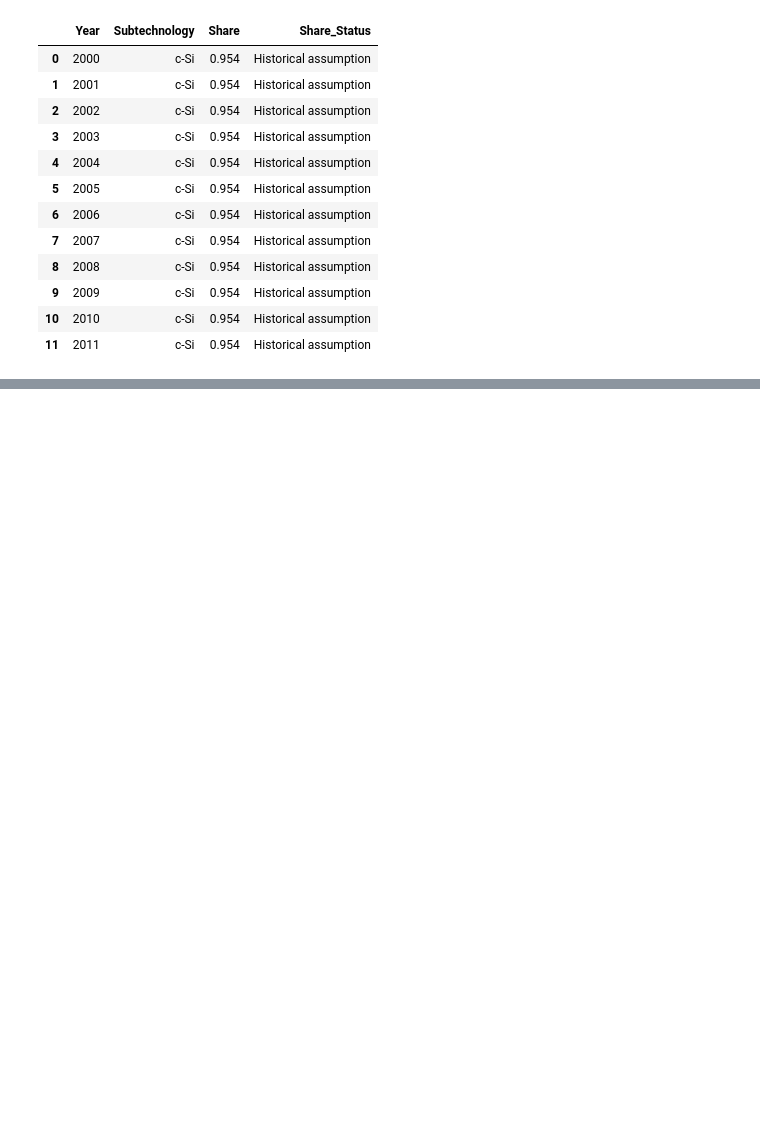
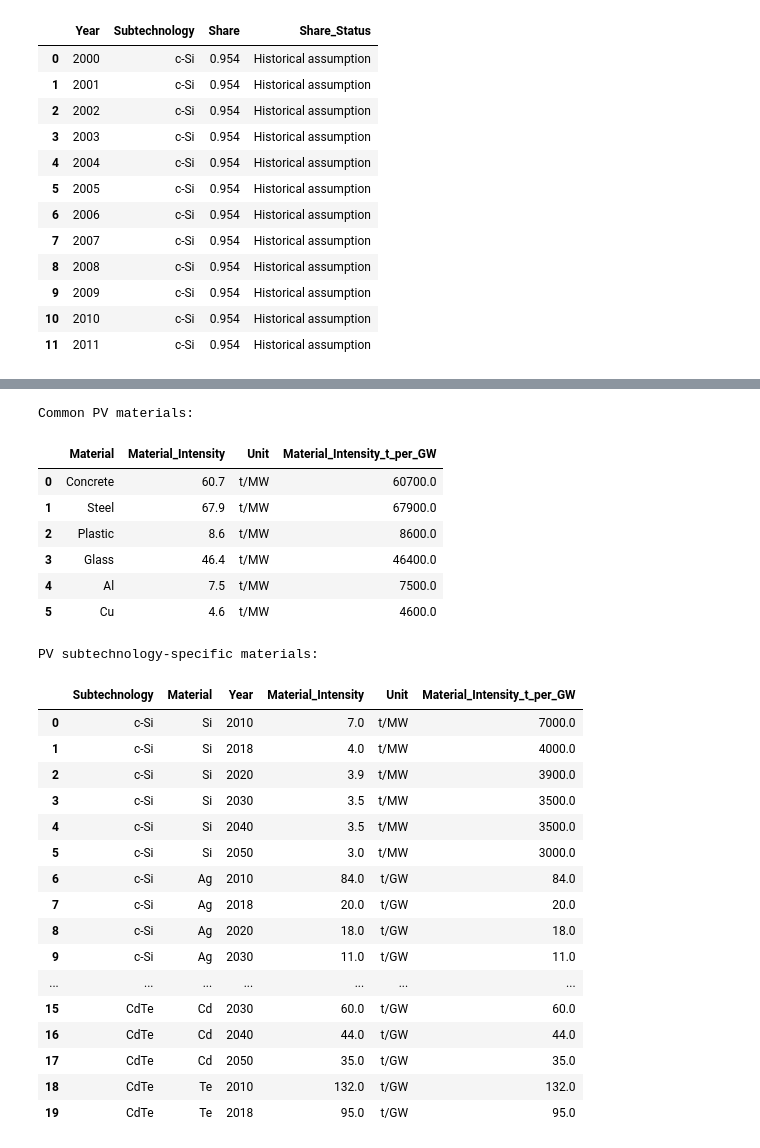
Before and after one commit to Trickwillfrit/MFA, a Jupyter notebook: notebooks/ENV501_Austria_Croatia_MFA.ipynb, the cells around one changed output, grey strips where cells are left out. Cells and saved outputs as stored; diff of their text form; code cells hidden in the pictures; blank space fills up the shorter version.

```diff
--- a/notebooks/ENV501_Austria_Croatia_MFA.ipynb
+++ b/notebooks/ENV501_Austria_Croatia_MFA.ipynb
@@ -961,0 +1280,16 @@ Maximum annual total share: 1.0
+# %%
+pv_common_materials = pd.DataFrame([
+    ["Concrete", 60.7, "t/MW"],
+    ["Steel",    67.9, "t/MW"],
+    ["Plastic",   8.6, "t/MW"],
+    ["Glass",    46.4, "t/MW"],
+    ["Al",        7.5, "t/MW"],
+    ["Cu",        4.6, "t/MW"]
+],
+columns=[
+    "Material",
+    "Material_Intensity",
+    "Unit"
+])
+
+display(pv_common_materials)
@@ -961,0 +1432,47 @@ Maximum annual total share: 1.0
+# %%
+# Standardize common PV material intensities to t/GW
+pv_common_materials["Material_Intensity_t_per_GW"] = np.where(
+    pv_common_materials["Unit"] == "t/MW",
+    pv_common_materials["Material_Intensity"] * 1000,
+    pv_common_materials["Material_Intensity"]
+)
+
+# Standardize PV-specific material intensities to t/GW
+pv_specific_mi["Material_Intensity_t_per_GW"] = np.where(
+    pv_specific_mi["Unit"] == "t/MW",
+    pv_specific_mi["Material_Intensity"] * 1000,
+    pv_specific_mi["Material_Intensity"]
+)
+
+print("Common PV materials:")
+display(pv_common_materials)
+
+print("\nPV subtechnology-specific materials:")
+display(pv_specific_mi.head(20))
+# %% [output]
+Common PV materials:
+|  | Material | Material_Intensity | Unit | Material_Intensity_t_per_GW |
+| 0 | Concrete | 60.7 | t/MW | 60700.0 |
+| 1 | Steel | 67.9 | t/MW | 67900.0 |
+| 2 | Plastic | 8.6 | t/MW | 8600.0 |
+| 3 | Glass | 46.4 | t/MW | 46400.0 |
+| 4 | Al | 7.5 | t/MW | 7500.0 |
+| 5 | Cu | 4.6 | t/MW | 4600.0 |
+PV subtechnology-specific materials:
+|  | Subtechnology | Material | Year | Material_Intensity | Unit | Material_Intensity_t_per_GW |
+| 0 | c-Si | Si | 2010 | 7.0 | t/MW | 7000.0 |
+| 1 | c-Si | Si | 2018 | 4.0 | t/MW | 4000.0 |
+| 2 | c-Si | Si | 2020 | 3.9 | t/MW | 3900.0 |
+| 3 | c-Si | Si | 2030 | 3.5 | t/MW | 3500.0 |
+| 4 | c-Si | Si | 2040 | 3.5 | t/MW | 3500.0 |
+| 5 | c-Si | Si | 2050 | 3.0 | t/MW | 3000.0 |
+| 6 | c-Si | Ag | 2010 | 84.0 | t/GW | 84.0 |
+| 7 | c-Si | Ag | 2018 | 20.0 | t/GW | 20.0 |
+| 8 | c-Si | Ag | 2020 | 18.0 | t/GW | 18.0 |
+| 9 | c-Si | Ag | 2030 | 11.0 | t/GW | 11.0 |
+| ... | ... | ... | ... | ... | ... | ... |
+| 15 | CdTe | Cd | 2030 | 60.0 | t/GW | 60.0 |
+| 16 | CdTe | Cd | 2040 | 44.0 | t/GW | 44.0 |
+| 17 | CdTe | Cd | 2050 | 35.0 | t/GW | 35.0 |
+| 18 | CdTe | Te | 2010 | 132.0 | t/GW | 132.0 |
+| 19 | CdTe | Te | 2018 | 95.0 | t/GW | 95.0 |
```
Also changed, not shown: parts of 21 cells of this notebook.
